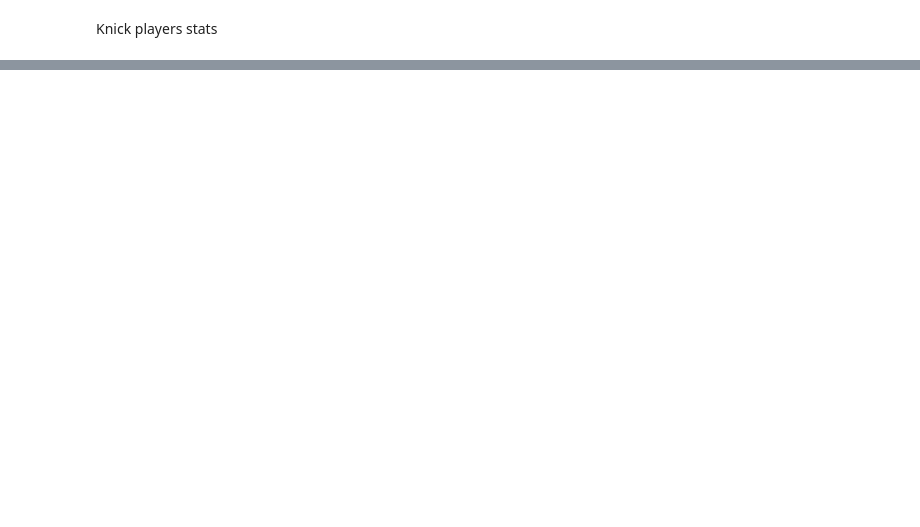
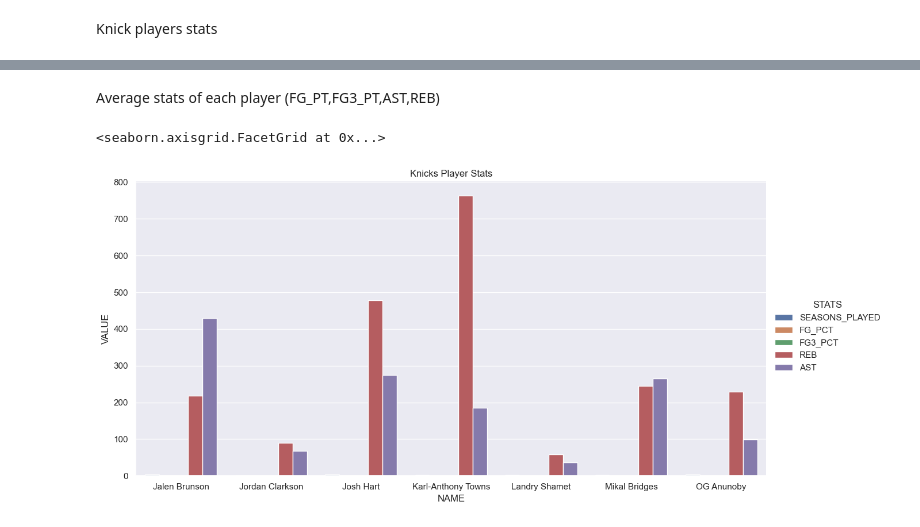
Before and after one commit to Denito37/NBA_project, a Jupyter notebook: dataEDA.ipynb, the cells around one changed output, grey strips where cells are left out. Drawn from its saved outputs; the diff is of its cells as text; code cells hidden in the pictures; blank space fills up the shorter version.

```diff
--- a/dataEDA.ipynb
+++ b/dataEDA.ipynb
@@ -154,0 +138,5 @@ print(Knicks_player_stats_df.info())
+# %%
+for player_id, player_name in id_to_name.items():
+    Knicks_player_stats_df.loc[Knicks_player_stats_df['PLAYER_ID'] == player_id, 'SEASONS_PLAYED'] = len(Knicks_player_stats_df.loc[Knicks_player_stats_df['PLAYER_ID'] == player_id])
+
+print(Knicks_player_stats_df)
@@ -154,0 +161,30 @@ print(Knicks_player_stats_df.info())
+# %% [markdown]
+Average stats of each player (FG_PT,FG3_PT,AST,REB)
+# %%
+
+avg_stats_columns = ['NAME','SEASONS_PLAYED','FG_PCT','FG3_PCT','REB','AST']
+knicks_player_stats_avg_df = Knicks_player_stats_df.groupby('NAME',as_index=False).agg({
+    'SEASONS_PLAYED':'mean',
+    'FG_PCT': 'mean',
+    'FG3_PCT':'mean',
+    'REB':'mean',
+    'AST':'mean'
+})
+knicks_player_stats_avg_df_long = knicks_player_stats_avg_df[avg_stats_columns].melt(
+    id_vars='NAME',
+    var_name='STATS',
+    value_name='VALUE'
+)
+
+sns.catplot(
+    data=knicks_player_stats_avg_df_long,
+    kind='bar',
+    x='NAME',
+    y='VALUE',
+    hue='STATS',
+    height= 6,
+    aspect= 2
+).set(title='Knicks Player Stats')
+# %% [output]
+<seaborn.axisgrid.FacetGrid at 0x...>
+[figure, added]
```
Also changed, not shown: parts of 12 cells of this notebook.
